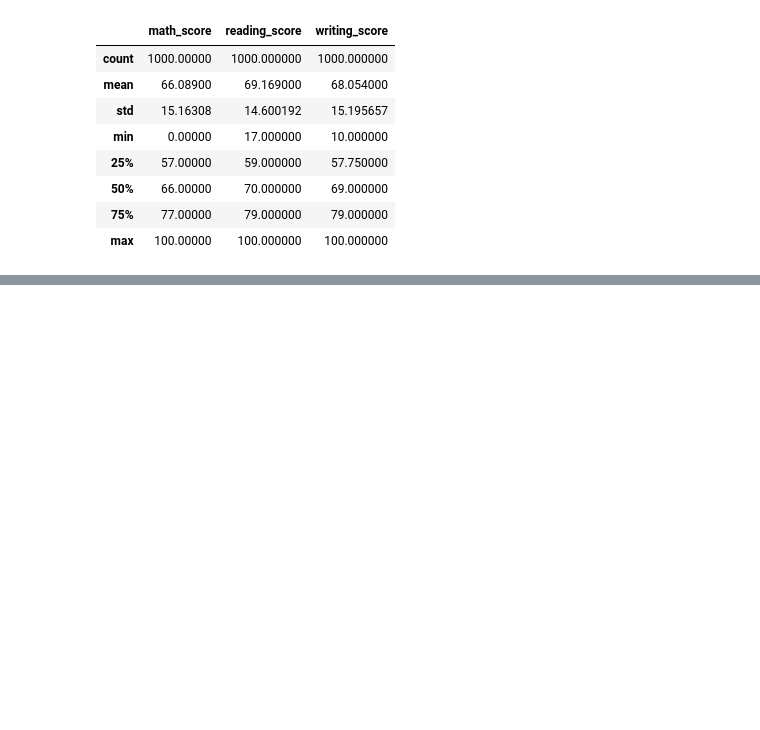
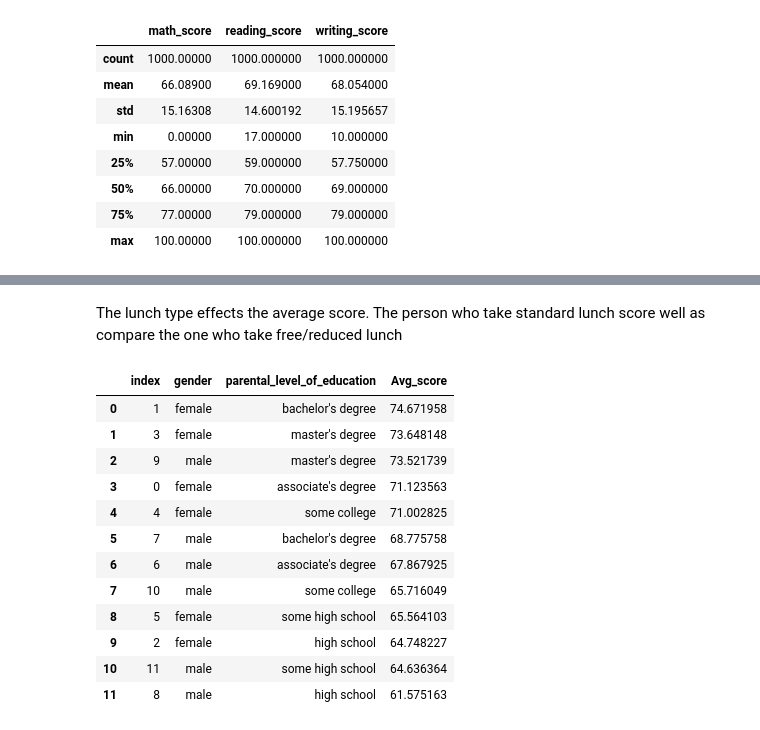
Before and after one commit to Riteshkumarps/Student_Performance, a Jupyter notebook: Notebook/EDA_student.ipynb, the cells around one changed output, grey strips where cells are left out. Drawn from its saved outputs; the diff is of its cells as text; code cells hidden in the pictures; blank space fills up the shorter version.

```diff
--- a/Notebook/EDA_student.ipynb
+++ b/Notebook/EDA_student.ipynb
@@ -170,3 +250,22 @@ df.drop('percent', axis=1, inplace=True)
+# %% [markdown]
+The lunch type effects the average score.
+The person who take standard lunch score well as compare the one who take free/reduced lunch
+# %%
+df.groupby(['gender','parental_level_of_education'])['Avg_score'].mean().reset_index().sort_values(by='Avg_score',ascending=False).reset_index()
+# %% [output]
+|  | index | gender | parental_level_of_education | Avg_score |
+| 0 | 1 | female | bachelor's degree | 74.671958 |
+| 1 | 3 | female | master's degree | 73.648148 |
+| 2 | 9 | male | master's degree | 73.521739 |
+| 3 | 0 | female | associate's degree | 71.123563 |
+| 4 | 4 | female | some college | 71.002825 |
+| 5 | 7 | male | bachelor's degree | 68.775758 |
+| 6 | 6 | male | associate's degree | 67.867925 |
+| 7 | 10 | male | some college | 65.716049 |
+| 8 | 5 | female | some high school | 65.564103 |
+| 9 | 2 | female | high school | 64.748227 |
+| 10 | 11 | male | some high school | 64.636364 |
+| 11 | 8 | male | high school | 61.575163 |
 # %%
 df.groupby('gender')['Avg_score'].count()
 # %% [output]
```
Also changed, not shown: parts of 29 cells of this notebook.
